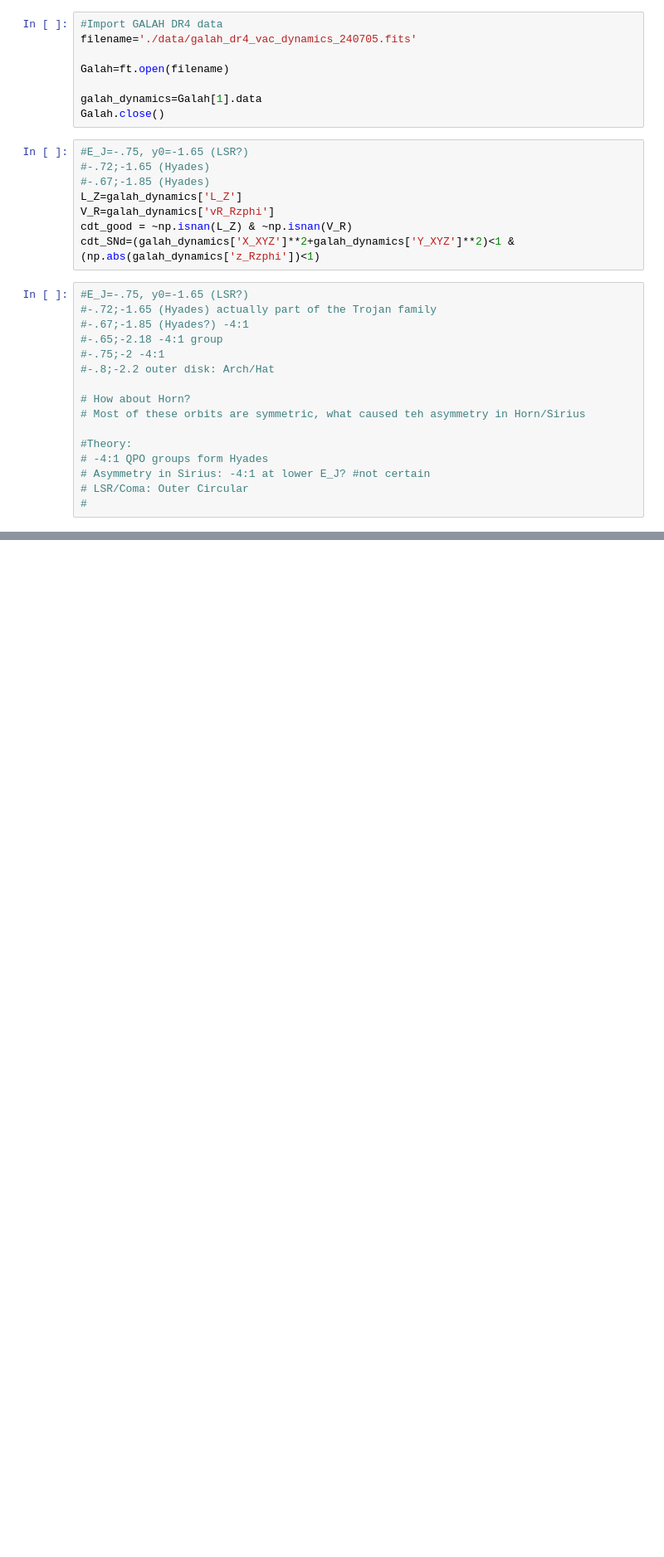
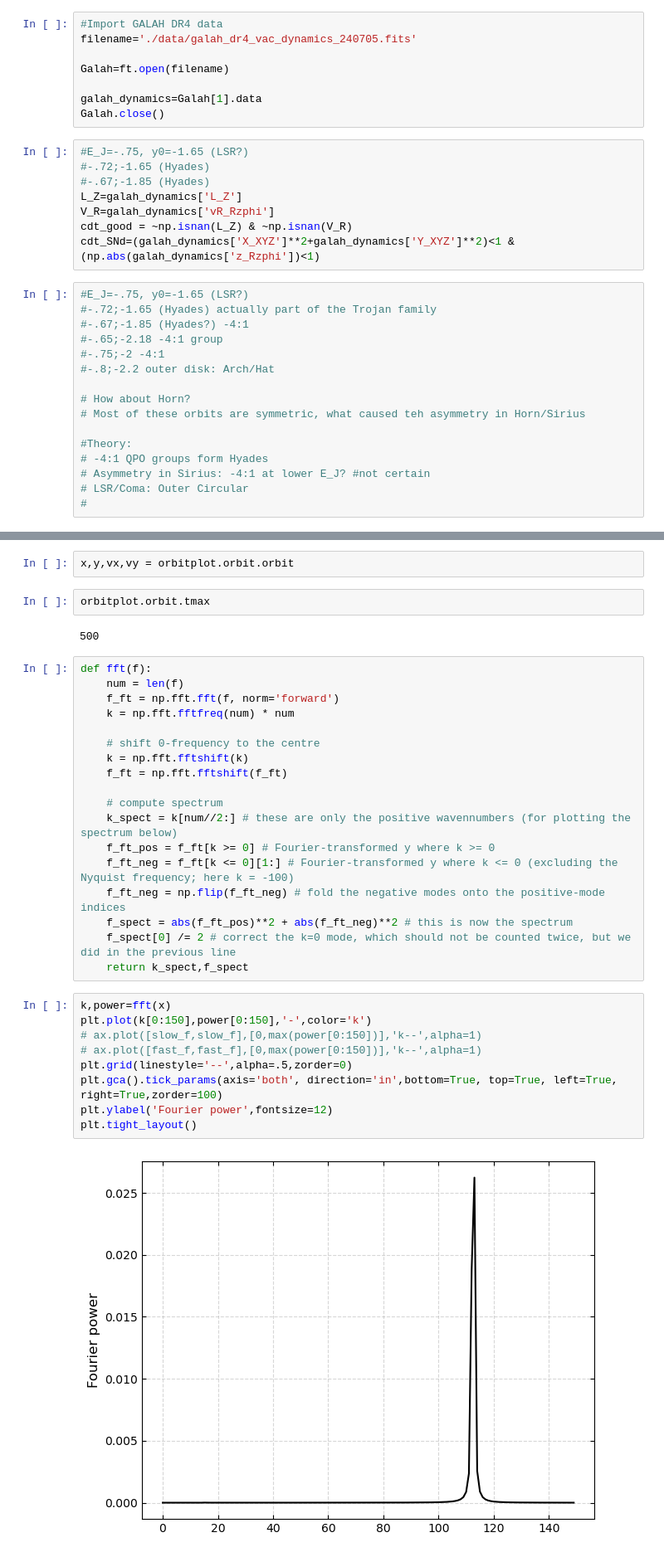
Before and after one commit to HYuLeeP/FerrersModel, a Jupyter notebook: main.ipynb, the cells around one changed output, grey strips where cells are left out. Shown: that part at 83% size. Saved outputs shown, nothing was run; the diff lists cells and outputs as text; blank space fills up the shorter version.

```diff
--- a/main.ipynb
+++ b/main.ipynb
@@ -107,0 +178,35 @@ plt.show()
+# %%
+x,y,vx,vy = orbitplot.orbit.orbit
+# %%
+orbitplot.orbit.tmax
+# %% [output]
+500
+# %%
+def fft(f):
+    num = len(f)
+    f_ft = np.fft.fft(f, norm='forward')
+    k = np.fft.fftfreq(num) * num
+
+    # shift 0-frequency to the centre
+    k = np.fft.fftshift(k)
+    f_ft = np.fft.fftshift(f_ft)
+
+    # compute spectrum
+    k_spect = k[num//2:] # these are only the positive wavennumbers (for plotting the spectrum below)
+    f_ft_pos = f_ft[k >= 0] # Fourier-transformed y where k >= 0
+    f_ft_neg = f_ft[k <= 0][1:] # Fourier-transformed y where k <= 0 (excluding the Nyquist frequency; here k = -100)
+    f_ft_neg = np.flip(f_ft_neg) # fold the negative modes onto the positive-mode indices
+    f_spect = abs(f_ft_pos)**2 + abs(f_ft_neg)**2 # this is now the spectrum
+    f_spect[0] /= 2 # correct the k=0 mode, which should not be counted twice, but we did in the previous line
+    return k_spect,f_spect
+# %%
+k,power=fft(x)
+plt.plot(k[0:150],power[0:150],'-',color='k')
+# ax.plot([slow_f,slow_f],[0,max(power[0:150])],'k--',alpha=1)
+# ax.plot([fast_f,fast_f],[0,max(power[0:150])],'k--',alpha=1)
+plt.grid(linestyle='--',alpha=.5,zorder=0)
+plt.gca().tick_params(axis='both', direction='in',bottom=True, top=True, left=True, right=True,zorder=100)
+plt.ylabel('Fourier power',fontsize=12)
+plt.tight_layout()
+# %% [output]
+[figure, added]
```
Also changed, not shown: parts of 8 cells of this notebook, 1 other file.
